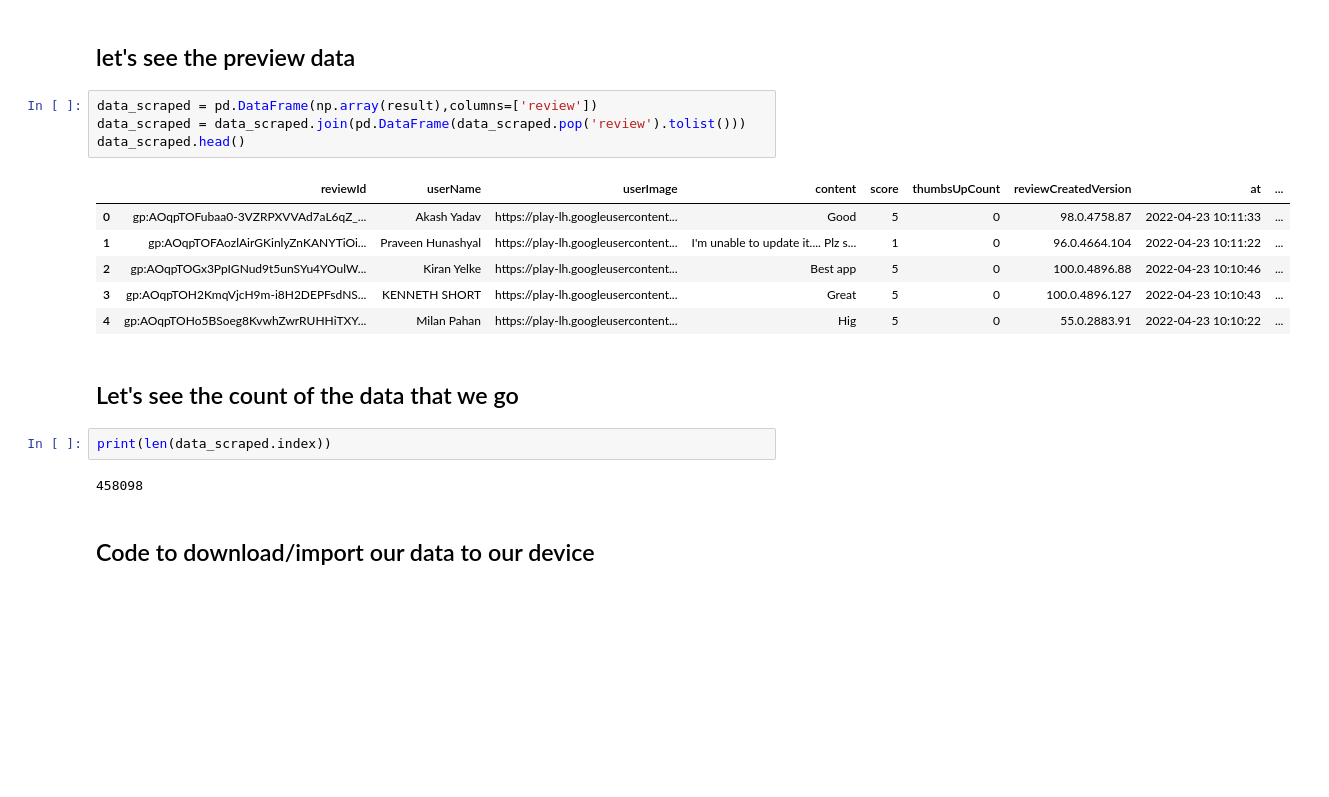
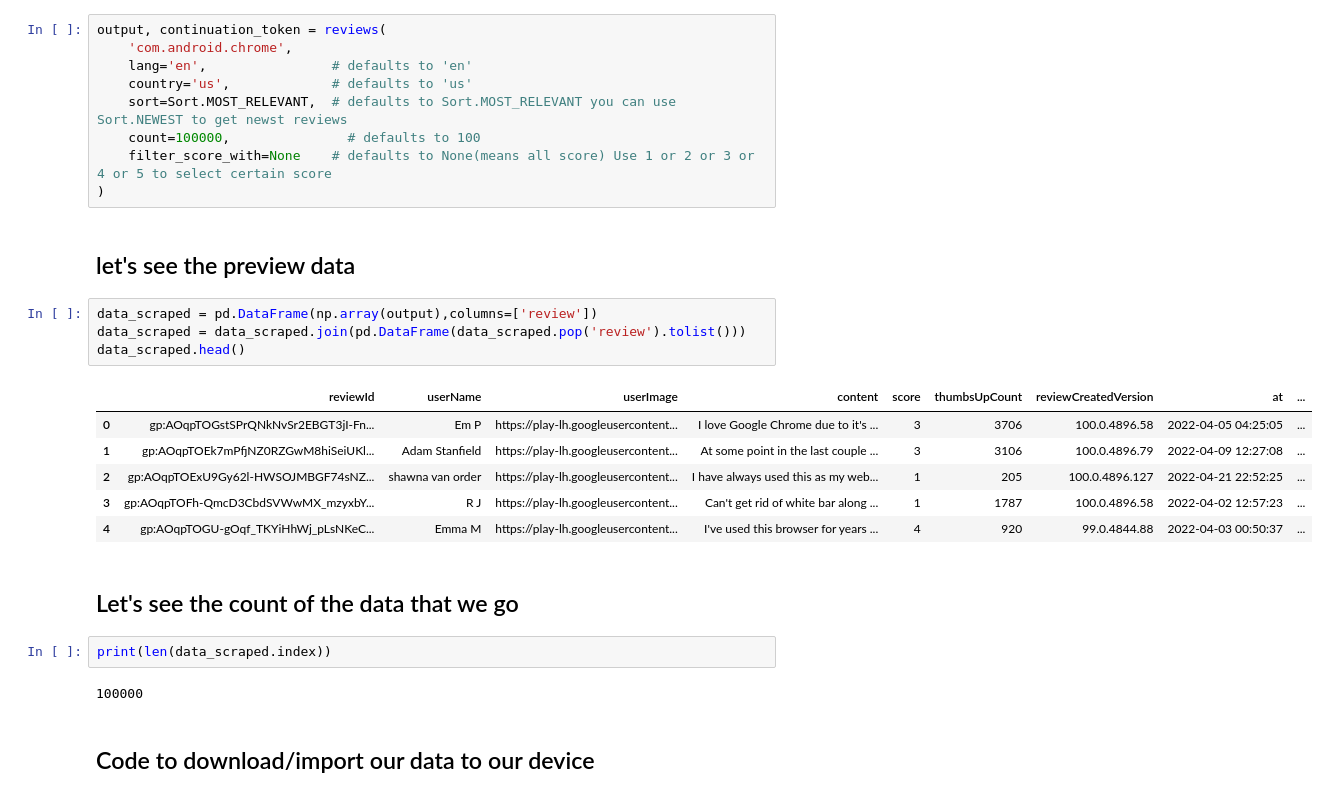
Before and after one commit to anilpankaj/Google-Chrome-Web-Browser-App-Review, a Jupyter notebook: Google_Chrome_WebBrowser_App_Review.ipynb, the cells around one changed output. Drawn from its saved outputs; the diff is of its cells as text; blank space fills up the shorter version.

Commit message:
Google Chrome Web Browser Web Scraping and Sentiment Analysis

```diff
--- a/Google_Chrome_WebBrowser_App_Review.ipynb
+++ b/Google_Chrome_WebBrowser_App_Review.ipynb
@@ -37,22 +31,31 @@ result = reviews_all(
+# %%
+output, continuation_token = reviews(
+    'com.android.chrome',
+    lang='en',                # defaults to 'en'
+    country='us',             # defaults to 'us'
+    sort=Sort.MOST_RELEVANT,  # defaults to Sort.MOST_RELEVANT you can use Sort.NEWEST to get newst reviews
+    count=100000,               # defaults to 100
+    filter_score_with=None    # defaults to None(means all score) Use 1 or 2 or 3 or 4 or 5 to select certain score
+)
 # %% [markdown]
 ## let's see the preview data
 # %%
-data_scraped = pd.DataFrame(np.array(result),columns=['review'])
+data_scraped = pd.DataFrame(np.array(output),columns=['review'])
 data_scraped = data_scraped.join(pd.DataFrame(data_scraped.pop('review').tolist()))
 data_scraped.head()
 # %% [output]
 |  | reviewId | userName | userImage | content | score | thumbsUpCount | reviewCreatedVersion | at | ... |
-| 0 | gp:AOqpTOFubaa0-3VZRPXVVAd7aL6qZ_... | Akash Yadav | https://play-lh.googleusercontent... | Good | 5 | 0 | 98.0.4758.87 | 2022-04-23 10:11:33 | ... |
-| 1 | gp:AOqpTOFAozlAirGKinlyZnKANYTiOi... | Praveen Hunashyal | https://play-lh.googleusercontent... | I'm unable to update it.... Plz s... | 1 | 0 | 96.0.4664.104 | 2022-04-23 10:11:22 | ... |
-| 2 | gp:AOqpTOGx3PpIGNud9t5unSYu4YOulW... | Kiran Yelke | https://play-lh.googleusercontent... | Best app | 5 | 0 | 100.0.4896.88 | 2022-04-23 10:10:46 | ... |
-| 3 | gp:AOqpTOH2KmqVjcH9m-i8H2DEPFsdNS... | KENNETH SHORT | https://play-lh.googleusercontent... | Great | 5 | 0 | 100.0.4896.127 | 2022-04-23 10:10:43 | ... |
-| 4 | gp:AOqpTOHo5BSoeg8KvwhZwrRUHHiTXY... | Milan Pahan | https://play-lh.googleusercontent... | Hig | 5 | 0 | 55.0.2883.91 | 2022-04-23 10:10:22 | ... |
+| 0 | gp:AOqpTOGstSPrQNkNvSr2EBGT3jI-Fn... | Em P | https://play-lh.googleusercontent... | I love Google Chrome due to it's ... | 3 | 3706 | 100.0.4896.58 | 2022-04-05 04:25:05 | ... |
+| 1 | gp:AOqpTOEk7mPfjNZ0RZGwM8hiSeiUKl... | Adam Stanfield | https://play-lh.googleusercontent... | At some point in the last couple ... | 3 | 3106 | 100.0.4896.79 | 2022-04-09 12:27:08 | ... |
+| 2 | gp:AOqpTOExU9Gy62l-HWSOJMBGF74sNZ... | shawna van order | https://play-lh.googleusercontent... | I have always used this as my web... | 1 | 205 | 100.0.4896.127 | 2022-04-21 22:52:25 | ... |
+| 3 | gp:AOqpTOFh-QmcD3CbdSVWwMX_mzyxbY... | R J | https://play-lh.googleusercontent... | Can't get rid of white bar along ... | 1 | 1787 | 100.0.4896.58 | 2022-04-02 12:57:23 | ... |
+| 4 | gp:AOqpTOGU-gOqf_TKYiHhWj_pLsNKeC... | Emma M | https://play-lh.googleusercontent... | I've used this browser for years ... | 4 | 920 | 99.0.4844.88 | 2022-04-03 00:50:37 | ... |
 # %% [markdown]
 ## Let's see the count of the data that we go
 # %%
 print(len(data_scraped.index))
 # %% [output]
-458098
+100000
 # %% [markdown]
 ## Code to download/import our data to our device
 # %%
```
Also changed, not shown: parts of 25 cells of this notebook.
